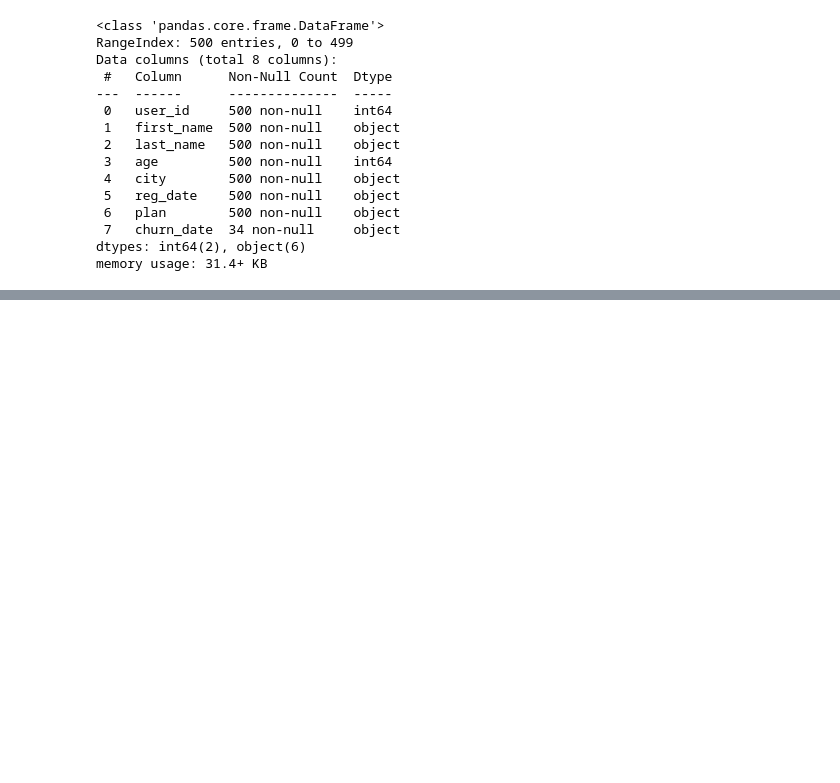
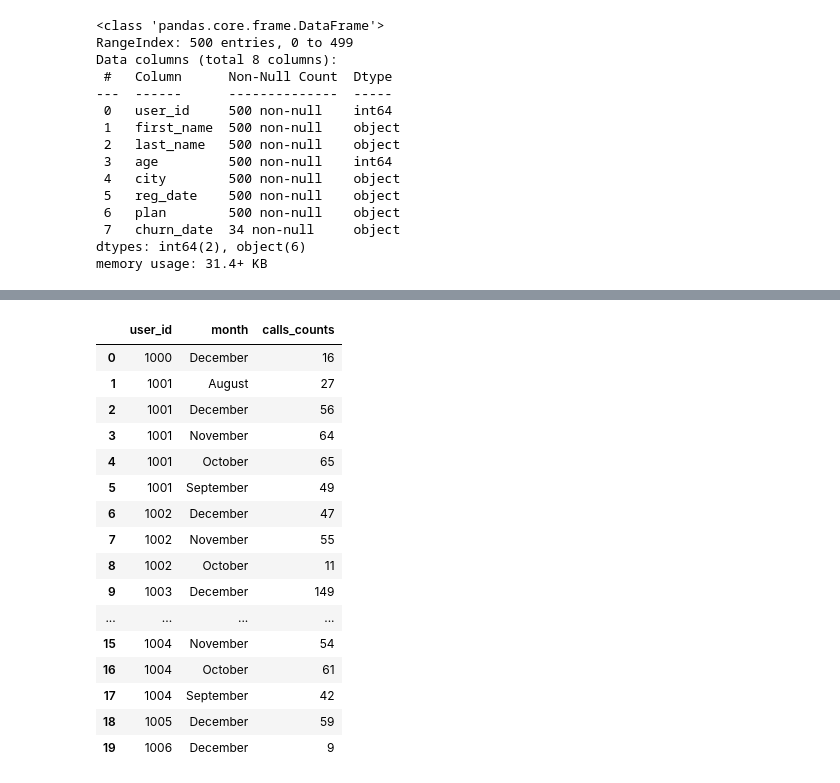
Before and after one commit to Dussand/telecomunicaciones_megaline, a Jupyter notebook: analisis_data.ipynb, the cells around one changed output, grey strips where cells are left out. Cells and saved outputs as stored; diff of their text form; code cells hidden in the pictures; blank space fills up the shorter version.

```diff
--- a/analisis_data.ipynb
+++ b/analisis_data.ipynb
@@ -158,0 +169,29 @@ mega_users = mega_users.rename(columns = {'plan':'plan_name'})
+# %%
+# Calcula el número de llamads hechas por cada usuario al mes. Guarda el resultado.
+
+#convierto la columna 'call_date' en un string que me indica el mes
+mega_calls['month'] = mega_calls['call_date'].dt.strftime('%B')
+
+#agrupo las llamadas hechas por los usuarios 'user_id' por cada mes que aparece en el dataframe
+llamadas_hechas = mega_calls.groupby(['user_id', 'month'])['duration'].count().reset_index(name = 'calls_counts')
+
+#imprimo la variable
+llamadas_hechas.head(20)
+# %% [output]
+|  | user_id | month | calls_counts |
+| 0 | 1000 | December | 16 |
+| 1 | 1001 | August | 27 |
+| 2 | 1001 | December | 56 |
+| 3 | 1001 | November | 64 |
+| 4 | 1001 | October | 65 |
+| 5 | 1001 | September | 49 |
+| 6 | 1002 | December | 47 |
+| 7 | 1002 | November | 55 |
+| 8 | 1002 | October | 11 |
+| 9 | 1003 | December | 149 |
+| ... | ... | ... | ... |
+| 15 | 1004 | November | 54 |
+| 16 | 1004 | October | 61 |
+| 17 | 1004 | September | 42 |
+| 18 | 1005 | December | 59 |
+| 19 | 1006 | December | 9 |
```
Also changed, not shown: parts of 8 cells of this notebook.
